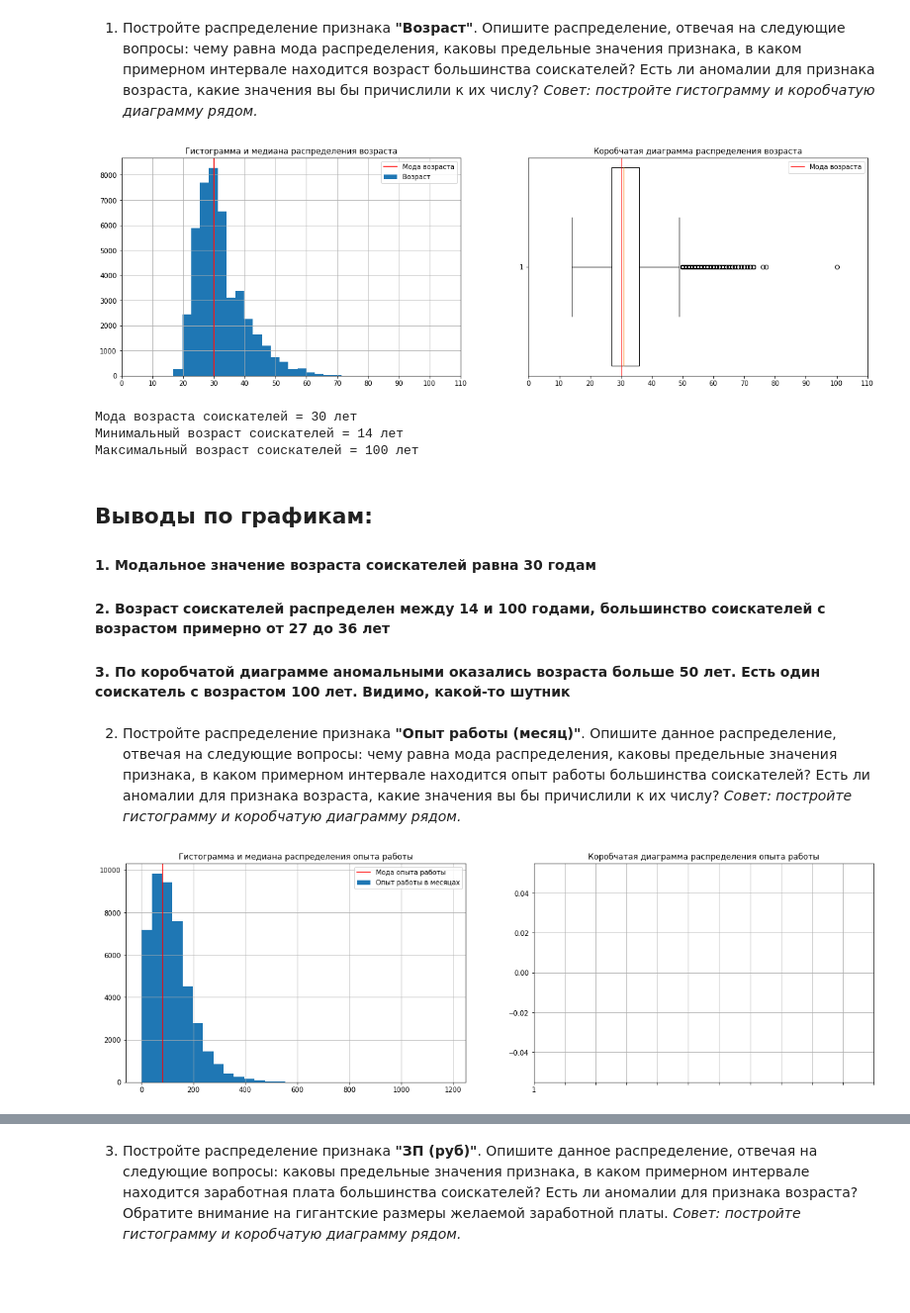
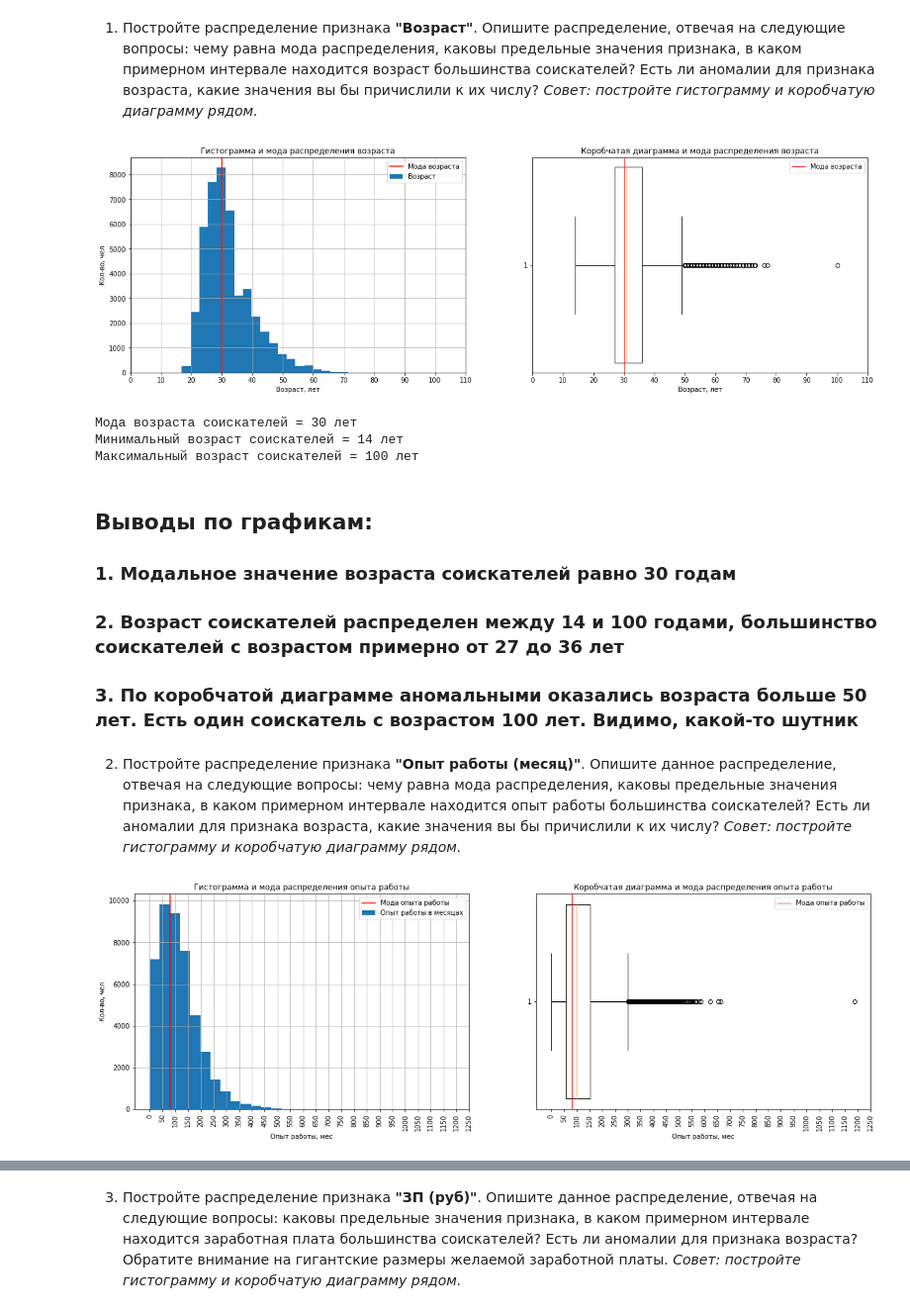
Before and after one commit to TonyVinsenty/sf_data_science, a Jupyter notebook: project_1/Project_1.ipynb, the cells around one changed output, grey strips where cells are left out. Shown at 99% size. Cells and saved outputs as stored; diff of their text form; code cells hidden in the pictures; blank space fills up the shorter version.

```diff
--- a/project_1/Project_1.ipynb
+++ b/project_1/Project_1.ipynb
@@ -482,9 +466,10 @@ hh_df.head()
 1. Постройте распределение признака **"Возраст"**. Опишите распределение, отвечая на следующие вопросы: чему равна мода распределения, каковы предельные значения признака, в каком примерном интервале находится возраст большинства соискателей? Есть ли аномалии для признака возраста, какие значения вы бы причислили к их числу?
 *Совет: постройте гистограмму и коробчатую диаграмму рядом.*
 # %%
-#Гистограмма и коробчатая диаграмма распределения возраста соискателей
+# Гистограмма и коробчатая диаграмма распределения возраста соискателей
 fig, axes = plt.subplots(nrows=1, ncols=2, figsize=(20,6))
 
+# Гистограмма
 axes[0].hist(
     x=hh_df['Возраст'],
     label='Возраст',
@@ -495,12 +480,14 @@ axes[0].axvline(
     label='Мода возраста',
     color='red'
 )
-axes[0].set_title('Гистограмма и медиана распределения возраста')
+axes[0].set_xticks(range(0, 120, 10))
+axes[0].set_title('Гистограмма и мода распределения возраста')
+axes[0].set_xlabel('Возраст, лет')
+axes[0].set_ylabel('Кол-во, чел')
 axes[0].legend()
 axes[0].grid()
-axes[0].set_xticks(range(0, 120, 10))
 
-
+# Коробчатая диаграмма
 axes[1].boxplot(
     hh_df['Возраст'],
     vert=False,
@@ -509,12 +496,13 @@ axes[1].boxplot(
 axes[1].axvline(
     x=int(hh_df['Возраст'].mode()),
     label='Мода возраста',
-    linewidth = 1,
+    linewidth=1,
     color='red'
 )
-axes[1].set_title('Коробчатая диаграмма распределения возраста')
 axes[1].set_xticks(range(0, 120, 10))
+axes[1].set_title('Коробчатая диаграмма и мода распределения возраста')
+axes[1].set_xlabel('Возраст, лет')
 axes[1].legend();
 # %% [output]
-[figure, old version]
+[figure, new version]
 # %%
@@ -527,47 +515,51 @@ print('Максимальный возраст соискателей =', int(hh
 Максимальный возраст соискателей = 100 лет
 # %% [markdown]
 ## Выводы по графикам:
-#### 1. Модальное значение возраста соискателей равна 30 годам
-#### 2. Возраст соискателей распределен между 14 и 100 годами, большинство соискателей с возрастом примерно от 27 до 36 лет
-#### 3. По коробчатой диаграмме аномальными оказались возраста больше 50 лет. Есть один соискатель с возрастом 100 лет. Видимо, какой-то шутник
+### 1. Модальное значение возраста соискателей равно 30 годам
+### 2. Возраст соискателей распределен между 14 и 100 годами, большинство соискателей с возрастом примерно от 27 до 36 лет
+### 3. По коробчатой диаграмме аномальными оказались возраста больше 50 лет. Есть один соискатель с возрастом 100 лет. Видимо, какой-то шутник
 # %% [markdown]
 2. Постройте распределение признака **"Опыт работы (месяц)"**. Опишите данное распределение, отвечая на следующие вопросы: чему равна мода распределения, каковы предельные значения признака, в каком примерном интервале находится опыт работы большинства соискателей? Есть ли аномалии для признака возраста, какие значения вы бы причислили к их числу?
 *Совет: постройте гистограмму и коробчатую диаграмму рядом.*
 # %%
-#Гистограмма и коробчатая диаграмма распределения опыта соискателей (в месяцах)
+# Гистограмма и коробчатая диаграмма распределения опыта соискателей (в месяцах)
 fig, axes = plt.subplots(nrows=1, ncols=2, figsize=(20,6))
 
+# Гистограмма
 axes[0].hist(
     x=hh_df['Опыт работы (месяц)'],
     label='Опыт работы в месяцах',
     bins=30
 )
 axes[0].axvline(
     x=int(hh_df['Опыт работы (месяц)'].mode()),
     label='Мода опыта работы',
     color='red'
 )
-axes[0].set_title('Гистограмма и медиана распределения опыта работы')
+axes[0].set_xticks(range(0, 1300, 50))
+axes[0].set_title('Гистограмма и мода распределения опыта работы')
+axes[0].set_xlabel('Опыт работы, мес')
+axes[0].set_ylabel('Кол-во, чел')
+axes[0].xaxis.set_tick_params(rotation=90)
 axes[0].legend()
 axes[0].grid()
-#axes[0].set_xticks(range(0, 120, 10))
 
-
+# Коробчатая диаграмма
 axes[1].boxplot(
-    hh_df['Опыт работы (месяц)'],
-    vert=True,
-    widths=1
+    hh_df['Опыт работы (месяц)'].fillna(0),
+    vert=False,
+    widths=0.9
 )
-'''axes[1].axvline(
+axes[1].axvline(
     x=int(hh_df['Опыт работы (месяц)'].mode()),
     label='Мода опыта работы',
-    linewidth = 1,
+    linewidth=1,
     color='red'
 )
-'''
-axes[1].set_title('Коробчатая диаграмма распределения опыта работы')
-axes[1].set_xticks(range(0, 1200, 100))
-
-axes[1].grid();
+axes[1].set_xticks(range(0, 1300, 50))
+axes[1].set_title('Коробчатая диаграмма и мода распределения опыта работы')
+axes[1].set_xlabel('Опыт работы, мес')
+axes[1].xaxis.set_tick_params(rotation=90)
+axes[1].legend();
 # %% [output]
-[figure, old version]
+[figure, new version]
```
Also changed, not shown: parts of 54 cells of this notebook.
